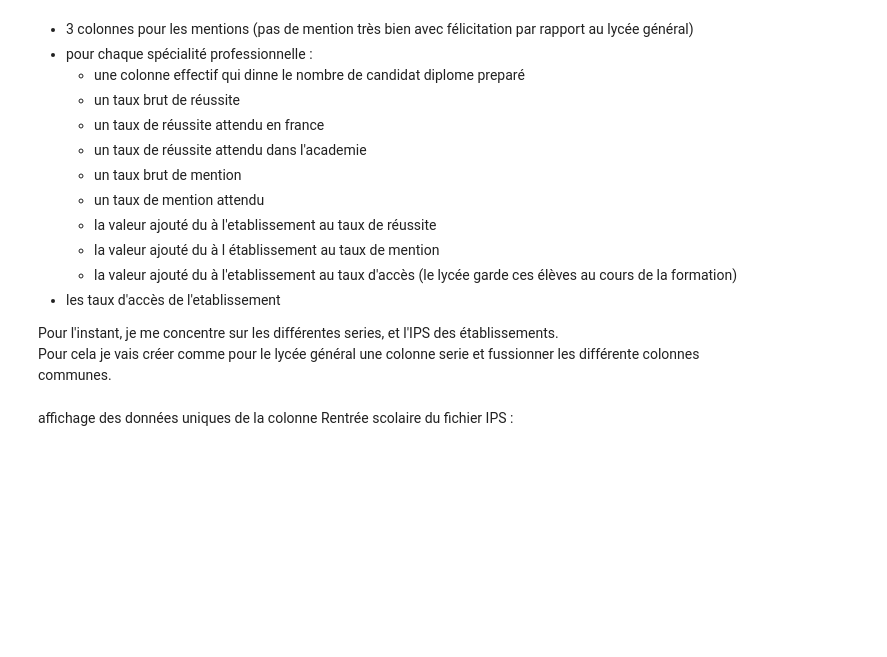
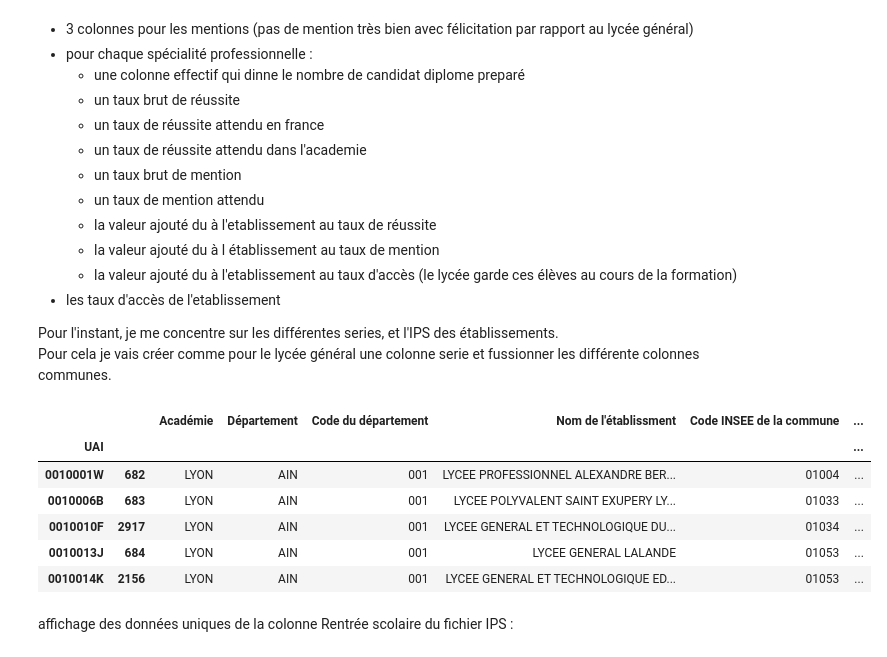
Before and after one commit to barrmath/data_educ, a Jupyter notebook: Preparation dataframe lycee.ipynb, the cells around one changed output. Saved outputs shown, nothing was run; the diff lists cells and outputs as text; code cells hidden in the pictures; blank space fills up the shorter version.

```diff
--- a/Preparation dataframe lycee.ipynb
+++ b/Preparation dataframe lycee.ipynb
@@ -163,7 +164,17 @@ Le fichier contient les éléments suivants :<br>
 Pour l'instant, je me concentre sur les différentes series, et l'IPS des établissements.<br>
 Pour cela je vais créer comme pour le lycée général une colonne serie et fussionner les différente colonnes communes.<br>
 # %%
-adresse_lycee = ips_lycee[['UAI','Académie','Département','Code du département',"Nom de l'établissment",'Code INSEE de la commune','Nom de la commune','Type de lycée']].groupby(by='UAI',group_keys=False).apply(lambda x :x)
+adresse_lycee = ips_lycee[['UAI','Académie','Département','Code du département',"Nom de l'établissment",'Code INSEE de la commune','Nom de la commune','Type de lycée']].groupby(by='UAI').apply(lambda x :x,include_groups=False)
+# %%
+adresse_lycee.head()
+# %% [output]
+|  |  | Académie | Département | Code du département | Nom de l'établissment | Code INSEE de la commune | ... |
+| UAI |  |  |  |  |  |  | ... |
+| 0010001W | 682 | LYON | AIN | 001 | LYCEE PROFESSIONNEL ALEXANDRE BER... | 01004 | ... |
+| 0010006B | 683 | LYON | AIN | 001 | LYCEE POLYVALENT SAINT EXUPERY LY... | 01033 | ... |
+| 0010010F | 2917 | LYON | AIN | 001 | LYCEE GENERAL ET TECHNOLOGIQUE DU... | 01034 | ... |
+| 0010013J | 684 | LYON | AIN | 001 | LYCEE GENERAL LALANDE | 01053 | ... |
+| 0010014K | 2156 | LYON | AIN | 001 | LYCEE GENERAL ET TECHNOLOGIQUE ED... | 01053 | ... |
 # %% [markdown]
 affichage des données uniques de la colonne Rentrée scolaire du fichier IPS :
 # %%
```
Also changed, not shown: parts of 11 cells of this notebook, 3 other files.
